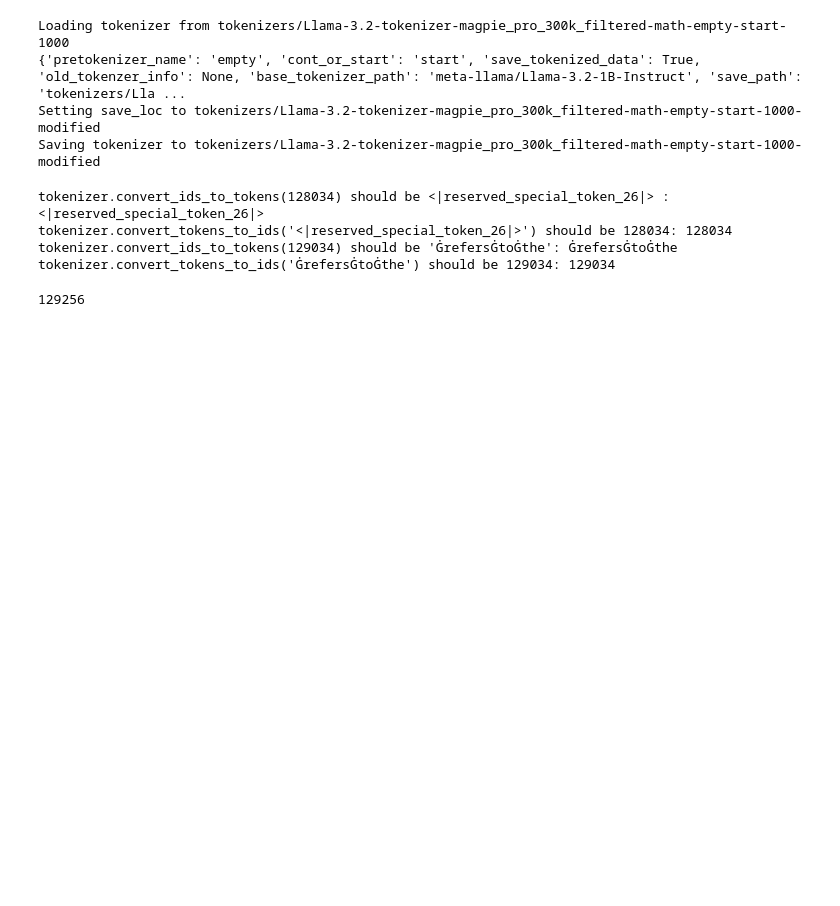
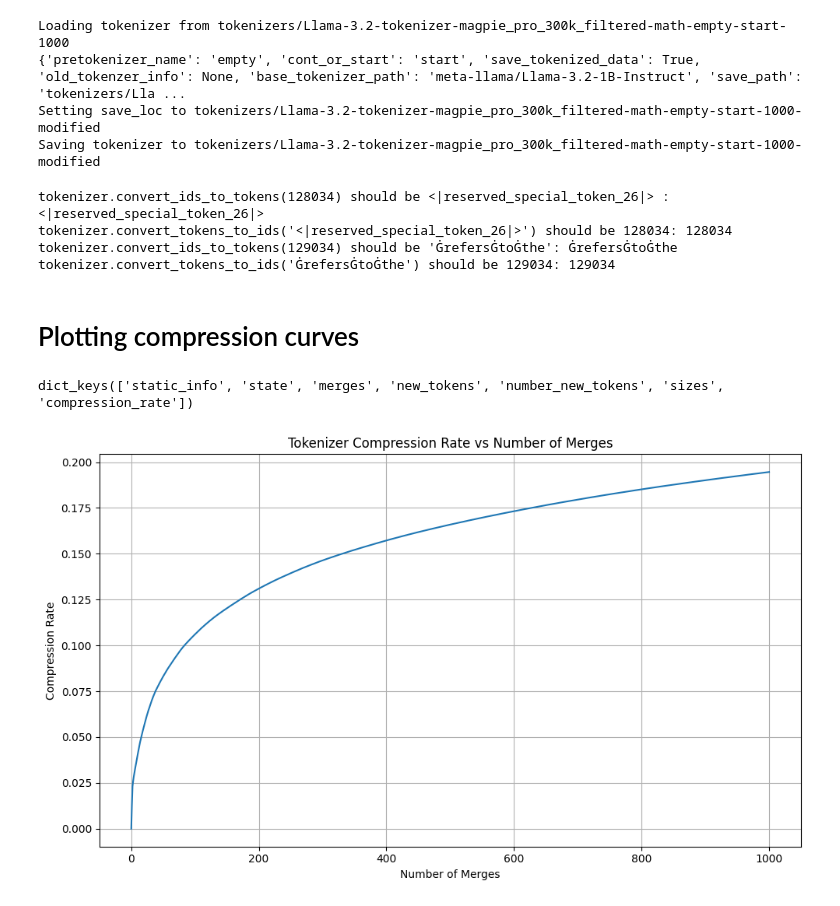
Before and after one commit to alexstein0/efficient_tokenization_for_inference, a Jupyter notebook: tokenization_notebook.ipynb, the cells around one changed output. Drawn from its saved outputs; the diff is of its cells as text; code cells hidden in the pictures; blank space fills up the shorter version.

Commit message:
fixing visualization

```diff
--- a/tokenization_notebook.ipynb
+++ b/tokenization_notebook.ipynb
@@ -92,7 +78,7 @@ new_tokenizer = AutoTokenizer.from_pretrained(new_tokenizer_path)
 # 6️⃣ Check vocab size to confirm new tokens were added
 print(f"✅ New tokenizer loaded! Vocab size: {len(new_tokenizer.get_vocab())}")
 # %%
-original_tokenizer = "meta-llama/Llama-3.2-1B"
+original_tokenizer = "meta-llama/Llama-3.2-3B-Instruct"
 tokenizer = AutoTokenizer.from_pretrained(original_tokenizer)
 tokenizer_json = json.loads(tokenizer._tokenizer.to_str())
 
@@ -499,7 +349,46 @@ tokenizer.convert_ids_to_tokens(128034) should be <|reserved_special_token_26|>
 tokenizer.convert_tokens_to_ids('<|reserved_special_token_26|>') should be 128034: 128034
 tokenizer.convert_ids_to_tokens(129034) should be 'ĠrefersĠtoĠthe': ĠrefersĠtoĠthe
 tokenizer.convert_tokens_to_ids('ĠrefersĠtoĠthe') should be 129034: 129034
-# %%
-tokenizer.vocab_size
-# %% [output]
-129256
+# %% [markdown]
+# Plotting compression curves
+# %%
+path = "/cmlscratch/astein0/efficient_tokenization_for_inference/tokenizers/Llama-3.2-tokenizer-magpie_pro_300k_filtered-math-empty-start-1000/training_info.json"
+
+import json
+
+with open(path, "r") as f:
+    data = json.load(f)
+
+data.keys()
+# %% [output]
+dict_keys(['static_info', 'state', 'merges', 'new_tokens', 'number_new_tokens', 'sizes', 'compression_rate'])
+# %%
+import matplotlib
+
+import matplotlib.pyplot as plt
+import numpy as np
+
+# Extract compression rates
+original_dataset_size = data["static_info"]["original_dataset_size"]
+sizes = [original_dataset_size] + data["sizes"]
+compression_rates = [(original_dataset_size - x) / original_dataset_size for x in sizes]
+
+# Create x-axis (number of merges)
+x = np.arange(len(compression_rates))
+
+# Create the plot
+plt.figure(figsize=(10, 6))
+plt.plot(x, compression_rates)
+plt.xlabel('Number of Merges')
+plt.ylabel('Compression Rate')
+plt.title('Tokenizer Compression Rate vs Number of Merges')
+plt.grid(True)
+
+# Add a horizontal line at y=1.0 for reference
+# plt.axhline(y=1.0, color='r', linestyle='--', alpha=0.5)
+
+# Show the plot
+plt.tight_layout()
+plt.show()
+# %% [output]
+[figure, added]
```
Also changed, not shown: parts of 5 cells of this notebook, 10 other files.
